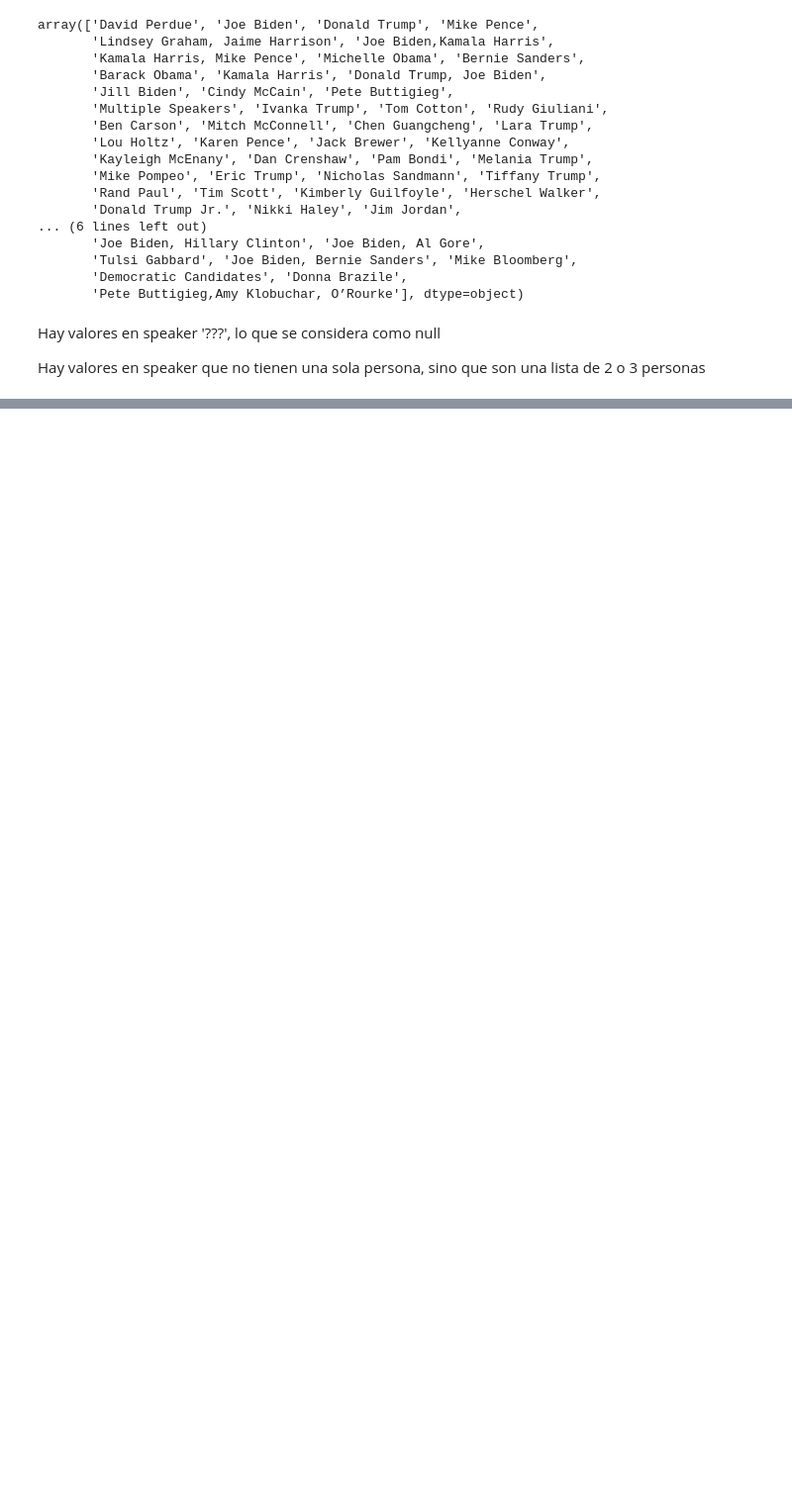
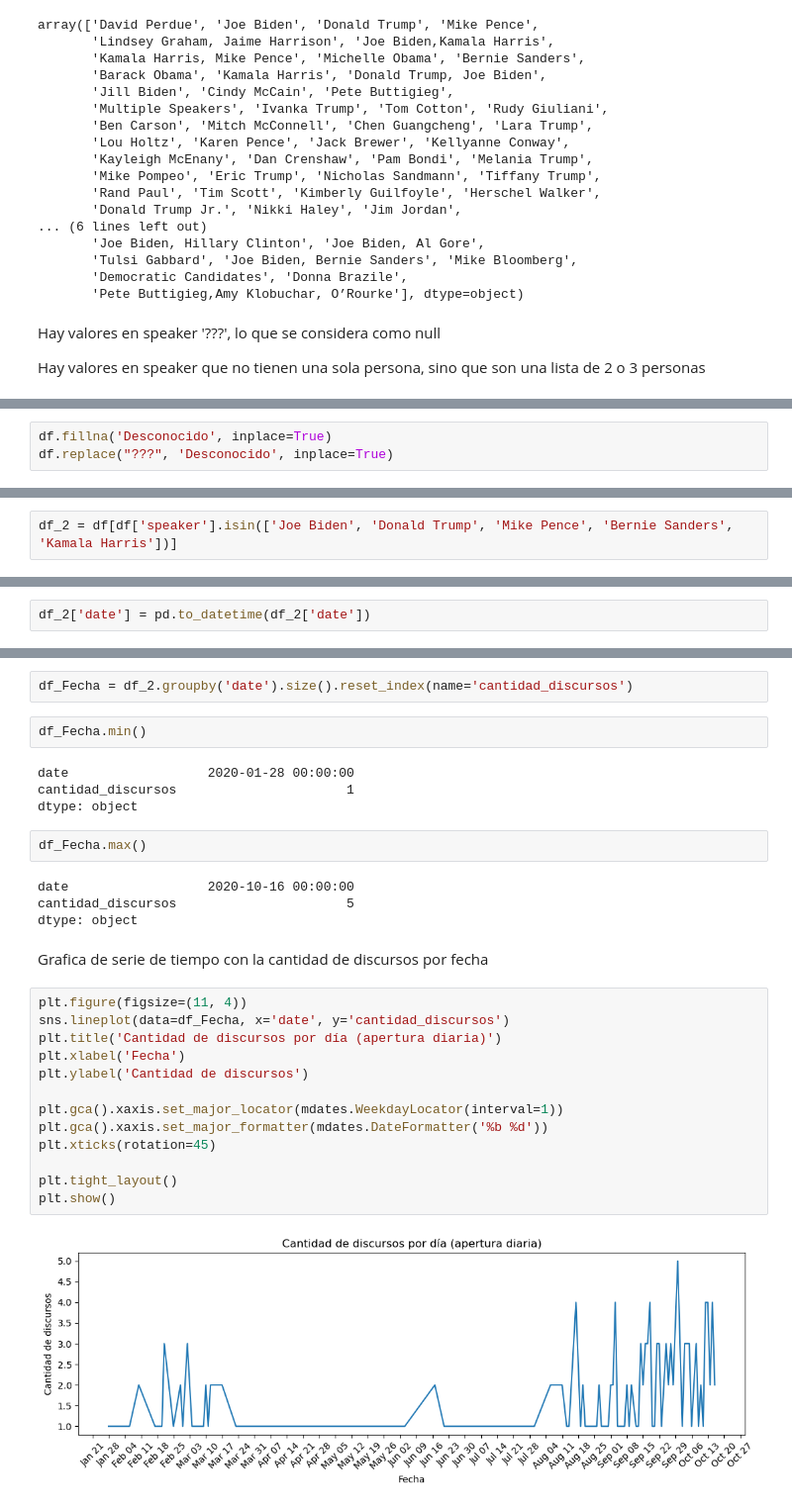
Before and after one commit to SantiQuinteros/Curso-Ciencia-Datos-FING, a Jupyter notebook: Script/Tarea_1.ipynb, the cells around one changed output, grey strips where cells are left out. Shown at 99% size. Saved outputs shown, nothing was run; the diff lists cells and outputs as text; blank space fills up the shorter version.

```diff
--- a/Script/Tarea_1.ipynb
+++ b/Script/Tarea_1.ipynb
@@ -86,0 +79,3 @@ array(['Campaign Speech', 'Town Hall', 'Debate', 'Interview',
+# %%
+df.fillna('Desconocido', inplace=True)
+df.replace("???", 'Desconocido', inplace=True)
@@ -86,0 +122,2 @@ array(['Campaign Speech', 'Town Hall', 'Debate', 'Interview',
+# %%
+df_2 = df[df['speaker'].isin(['Joe Biden', 'Donald Trump', 'Mike Pence', 'Bernie Sanders', 'Kamala Harris'])]
@@ -86,0 +138,2 @@ array(['Campaign Speech', 'Town Hall', 'Debate', 'Interview',
+# %%
+df_2['date'] = pd.to_datetime(df_2['date'])
@@ -86,0 +162,31 @@ array(['Campaign Speech', 'Town Hall', 'Debate', 'Interview',
+# %%
+df_Fecha = df_2.groupby('date').size().reset_index(name='cantidad_discursos')
+# %%
+df_Fecha.min()
+# %% [output]
+date                  2020-01-28 00:00:00
+cantidad_discursos                      1
+dtype: object
+# %%
+df_Fecha.max()
+# %% [output]
+date                  2020-10-16 00:00:00
+cantidad_discursos                      5
+dtype: object
+# %% [markdown]
+Grafica de serie de tiempo con la cantidad de discursos por fecha
+# %%
+plt.figure(figsize=(11, 4))
+sns.lineplot(data=df_Fecha, x='date', y='cantidad_discursos')
+plt.title('Cantidad de discursos por día (apertura diaria)')
+plt.xlabel('Fecha')
+plt.ylabel('Cantidad de discursos')
+
+plt.gca().xaxis.set_major_locator(mdates.WeekdayLocator(interval=1))
+plt.gca().xaxis.set_major_formatter(mdates.DateFormatter('%b %d'))
+plt.xticks(rotation=45)
+
+plt.tight_layout()
+plt.show()
+# %% [output]
+[figure, added]
```
Also changed, not shown: parts of 16 cells of this notebook.
